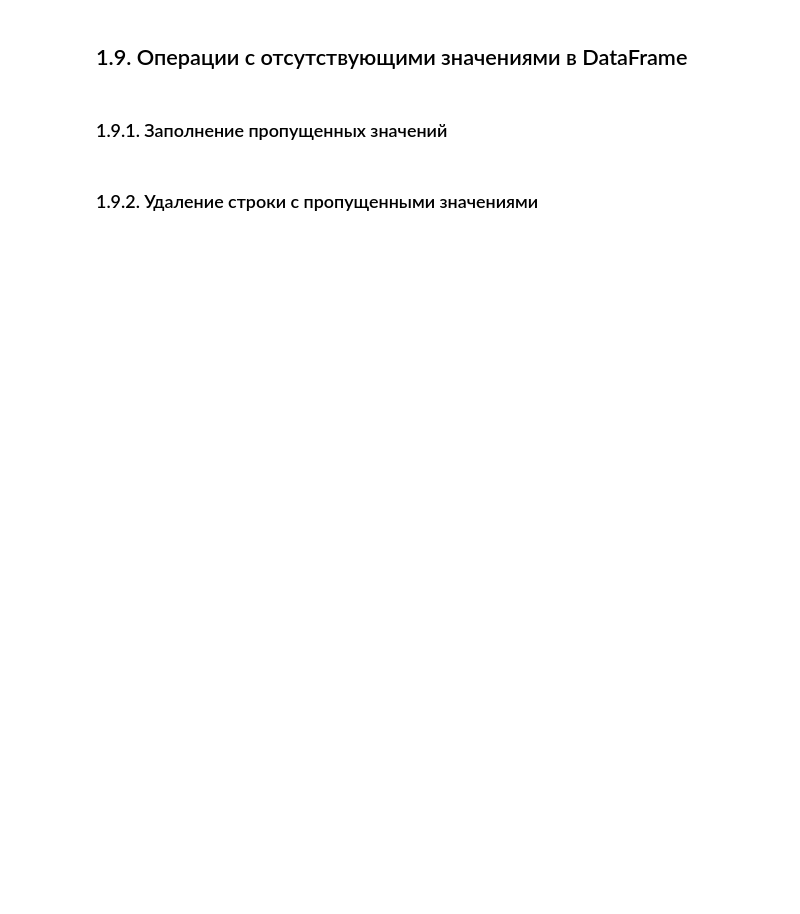
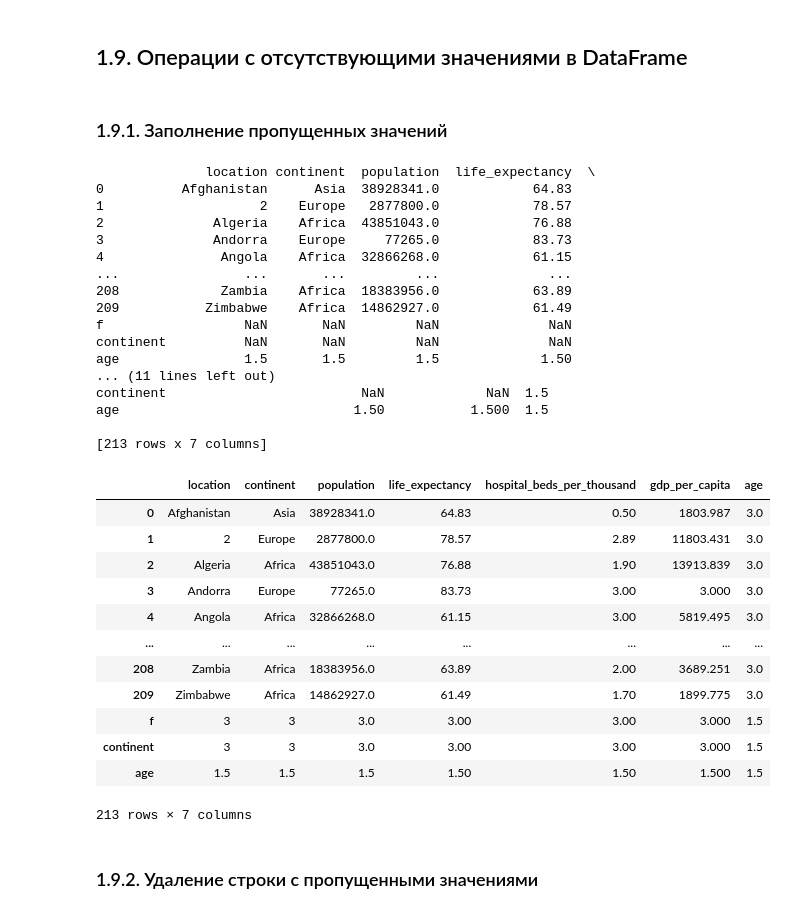
Before and after one commit to SerjiEvg/data-analysis, a Jupyter notebook: labs/Операции с Pandas/ЛР4. Введение в библиотеку Pandas.ipynb, the cells around one changed output. Saved outputs shown, nothing was run; the diff lists cells and outputs as text; code cells hidden in the pictures; blank space fills up the shorter version.

```diff
--- a/labs/Операции с Pandas/ЛР4. Введение в библиотеку Pandas.ipynb
+++ b/labs/Операции с Pandas/ЛР4. Введение в библиотеку Pandas.ipynb
@@ -460,3 +487,6 @@ df2.dtypes
 ## 1.6. Файловые операции с DataFrame
 # %% [markdown]
 ### 1.6.1. Загрузка DataFrame по HTTP
+# %%
+df_contries=pd.read_csv('https://github.com/SerjiEvg/data-analysis/raw/main/data/countries.csv')
+df_contries
@@ -541,0 +764,3 @@ df3
+# %%
+df_contries_2=df_contries.copy()
+df_contries_2
@@ -586,8 +863,39 @@ string.str.upper()
 # %% [markdown]
 ### 1.9.1. Заполнение пропущенных значений
 # %%
-df4=df3.copy()
-print(df4)
-df4.fillna(value=3)
+df_contries_3 = df_contries_2.copy()
+print(df_contries_3)
+df_contries_3.fillna(value = 3)
+# %% [output]
+              location continent  population  life_expectancy  \
+0          Afghanistan      Asia  38928341.0            64.83
+1                    2    Europe   2877800.0            78.57
+2              Algeria    Africa  43851043.0            76.88
+3              Andorra    Europe     77265.0            83.73
+4               Angola    Africa  32866268.0            61.15
+...                ...       ...         ...              ...
+208             Zambia    Africa  18383956.0            63.89
+209           Zimbabwe    Africa  14862927.0            61.49
+f                  NaN       NaN         NaN              NaN
+continent          NaN       NaN         NaN              NaN
+age                1.5       1.5         1.5             1.50
+... (11 lines left out)
+continent                         NaN             NaN  1.5
+age                              1.50           1.500  1.5
+
+[213 rows x 7 columns]
+|  | location | continent | population | life_expectancy | hospital_beds_per_thousand | gdp_per_capita | age |
+| 0 | Afghanistan | Asia | 38928341.0 | 64.83 | 0.50 | 1803.987 | 3.0 |
+| 1 | 2 | Europe | 2877800.0 | 78.57 | 2.89 | 11803.431 | 3.0 |
+| 2 | Algeria | Africa | 43851043.0 | 76.88 | 1.90 | 13913.839 | 3.0 |
+| 3 | Andorra | Europe | 77265.0 | 83.73 | 3.00 | 3.000 | 3.0 |
+| 4 | Angola | Africa | 32866268.0 | 61.15 | 3.00 | 5819.495 | 3.0 |
+| ... | ... | ... | ... | ... | ... | ... | ... |
+| 208 | Zambia | Africa | 18383956.0 | 63.89 | 2.00 | 3689.251 | 3.0 |
+| 209 | Zimbabwe | Africa | 14862927.0 | 61.49 | 1.70 | 1899.775 | 3.0 |
+| f | 3 | 3 | 3.0 | 3.00 | 3.00 | 3.000 | 1.5 |
+| continent | 3 | 3 | 3.0 | 3.00 | 3.00 | 3.000 | 1.5 |
+| age | 1.5 | 1.5 | 1.5 | 1.50 | 1.50 | 1.500 | 1.5 |
+213 rows × 7 columns
 # %% [markdown]
 ### 1.9.2.  Удаление строки с пропущенными значениями
```
Also changed, not shown: parts of 91 cells of this notebook.
